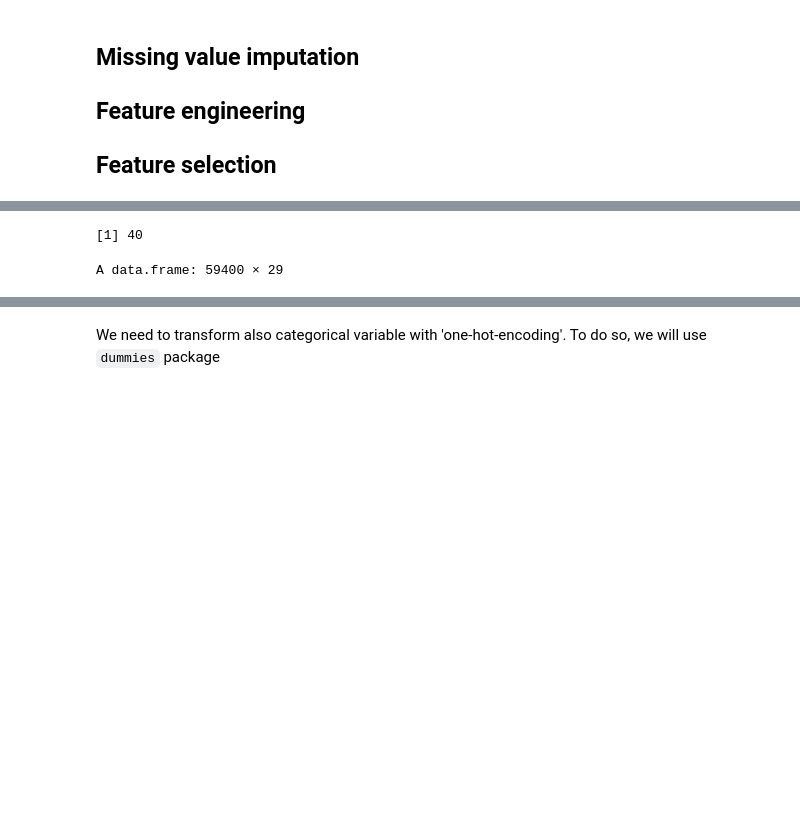
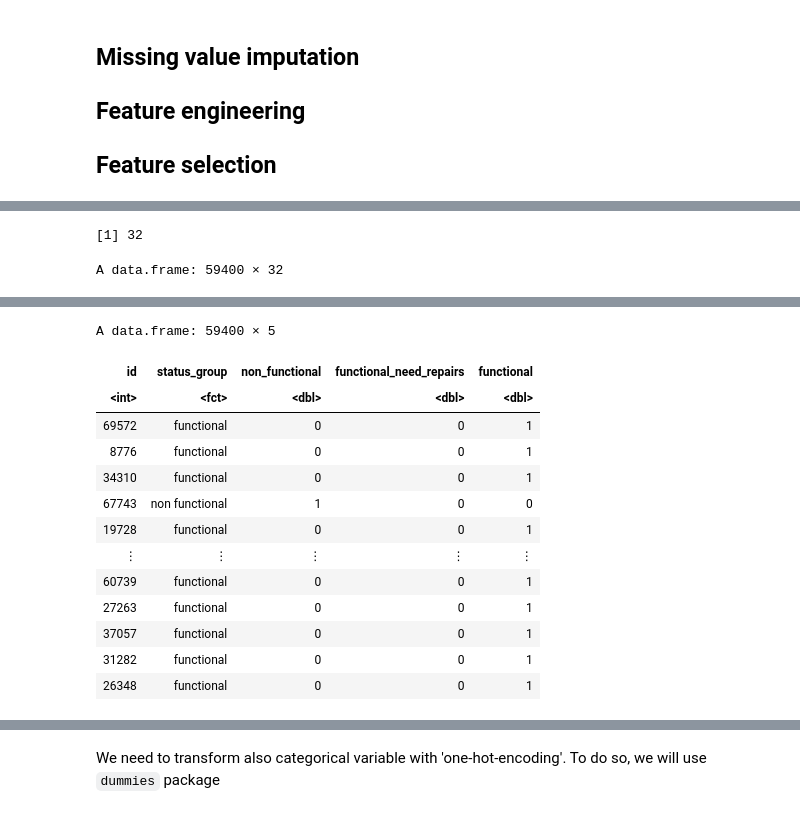
Before and after one commit to nmarotte/F422-fluffy-couscous, a Jupyter notebook: ReportTemplate.ipynb, the cells around one changed output, grey strips where cells are left out. Cells and saved outputs as stored; diff of their text form; code cells hidden in the pictures; blank space fills up the shorter version.

```diff
--- a/ReportTemplate.ipynb
+++ b/ReportTemplate.ipynb
@@ -201,22 +171,33 @@ training_set_labels$functional <- ifelse(training_set_labels$status_group == "fu
 #     c("region", "region_code"),
 #     c("basin", "subvillage"))
 
-# table(training_set_values$waterpoint_type_group, training_set_values$waterpoint_type)  # we can delete row
-# table(training_set_values$source_type, training_set_values$source_class)  # we can delete column
-# table(training_set_values$source, training_set_values$source_type)  # we can delete column
-# table(training_set_values$water_quality, training_set_values$quality_group)  # we can delete column
-# table(training_set_values$quantity, training_set_values$quantity_group)  # equivalent, we delete column
-# table(training_set_values$extraction_type, training_set_values$extraction_type_group)  # we can delete column
-# table(training_set_values$extraction_type, training_set_values$extraction_type_class)  # We can delete column
+ #table(training_set_values$waterpoint_type_group, training_set_values$waterpoint_type)  # less information
+training_set_values <- training_set_values[,setdiff(colnames(training_set_values),"waterpoint_type_group")]
+ #table(training_set_values$source_type, training_set_values$source_class)  # less information
+training_set_values <- training_set_values[,setdiff(colnames(training_set_values),"source_class")]
+ #table(training_set_values$source, training_set_values$source_type)  # less information
+training_set_values <- training_set_values[,setdiff(colnames(training_set_values),"source_type")]
+ #table(training_set_values$water_quality, training_set_values$quality_group)  # less information
+training_set_values <- training_set_values[,setdiff(colnames(training_set_values),"quality_group")]
+ #table(training_set_values$quantity, training_set_values$quantity_group)  # equivalent, we delete column
+training_set_values <- training_set_values[,setdiff(colnames(training_set_values),"quantity_group")]
+ #table(training_set_values$extraction_type, training_set_values$extraction_type_group)  # we can delete column
+training_set_values <- training_set_values[,setdiff(colnames(training_set_values),"extraction_type_group")]
+ #table(training_set_values$extraction_type, training_set_values$extraction_type_class)  # We can delete column
+training_set_values <- training_set_values[,setdiff(colnames(training_set_values),"extraction_type_class")]
 # table(training_set_values$payment, training_set_values$payment_type)  # equivalent,  we delete column
-# table(training_set_values$management, training_set_values$management_group)  # we delete column
-# table(training_set_values$region, training_set_values$region_code)  # very correlated but some cities/code are ambigius
+training_set_values <- training_set_values[,setdiff(colnames(training_set_values),"payement_type")]
+ #table(training_set_values$management, training_set_values$management_group)  # we delete column
+training_set_values <- training_set_values[,setdiff(colnames(training_set_values),"management_group")]
+ #table(training_set_values$region, training_set_values$region_code)  # very correlated but some cities/code are ambigius
 # table(training_set_values$basin, training_set_values$subvillage)  # not really correlated, keep
 
 
 # head(training_set_values)
 names(training_set_values)
 length(names(training_set_values))
-training_set_values[-c(40, 38, 37, 33, 35, 26, 27, 31, 29, 14, 12)]
+#training_set_values[-c(40, 38, 37, 33, 35, 26, 27, 31, 29, 14, 12)]
+training_set_values
 # subvillage > region
+training_set_labels
 # %% [output]
@@ -237,15 +215,29 @@ training_set_values[-c(40, 38, 37, 33, 35, 26, 27, 31, 29, 14, 12)]
-[1] 40
+[1] 32
-A data.frame: 59400 × 29
+A data.frame: 59400 × 32
 | id | amount_tsh | date_recorded | funder | gps_height | installer | longitude | latitude | wpt_name | num_private | ... |
 | <int> | <dbl> | <fct> | <fct> | <int> | <fct> | <dbl> | <dbl> | <fct> | <int> | ... |
 | 69572 | 6000 | 2011-03-14 | Roman | 1390 | Roman | 34.93809 | -9.856322 | none | 0 | ... |
 | 8776 | 0 | 2013-03-06 | Grumeti | 1399 | GRUMETI | 34.69877 | -2.147466 | Zahanati | 0 | ... |
 | 34310 | 25 | 2013-02-25 | Lottery Club | 686 | World vision | 37.46066 | -3.821329 | Kwa Mahundi | 0 | ... |
 | 67743 | 0 | 2013-01-28 | Unicef | 263 | UNICEF | 38.48616 | -11.155298 | Zahanati Ya Nanyumbu | 0 | ... |
 | 19728 | 0 | 2011-07-13 | Action In A | 0 | Artisan | 31.13085 | -1.825359 | Shuleni | 0 | ... |
 | ⋮ | ⋮ | ⋮ | ⋮ | ⋮ | ⋮ | ⋮ | ⋮ | ⋮ | ⋮ | ... |
 | 60739 | 10 | 2013-05-03 | Germany Republi | 1210 | CES | 37.16981 | -3.253847 | Area Three Namba 27 | 0 | ... |
 | 27263 | 4700 | 2011-05-07 | Cefa-njombe | 1212 | Cefa | 35.24999 | -9.070629 | Kwa Yahona Kuvala | 0 | ... |
 | 37057 | 0 | 2011-04-11 |  | 0 |  | 34.01709 | -8.750434 | Mashine | 0 | ... |
 | 31282 | 0 | 2011-03-08 | Malec | 0 | Musa | 35.86132 | -6.378573 | Mshoro | 0 | ... |
 | 26348 | 0 | 2011-03-23 | World Bank | 191 | World | 38.10405 | -6.747464 | Kwa Mzee Lugawa | 0 | ... |
+A data.frame: 59400 × 5
+| id | status_group | non_functional | functional_need_repairs | functional |
+| <int> | <fct> | <dbl> | <dbl> | <dbl> |
+| 69572 | functional | 0 | 0 | 1 |
+| 8776 | functional | 0 | 0 | 1 |
+| 34310 | functional | 0 | 0 | 1 |
+| 67743 | non functional | 1 | 0 | 0 |
+| 19728 | functional | 0 | 0 | 1 |
+| ⋮ | ⋮ | ⋮ | ⋮ | ⋮ |
+| 60739 | functional | 0 | 0 | 1 |
+| 27263 | functional | 0 | 0 | 1 |
+| 37057 | functional | 0 | 0 | 1 |
+| 31282 | functional | 0 | 0 | 1 |
+| 26348 | functional | 0 | 0 | 1 |
```
Also changed, not shown: parts of 15 cells of this notebook, 1 other file.
